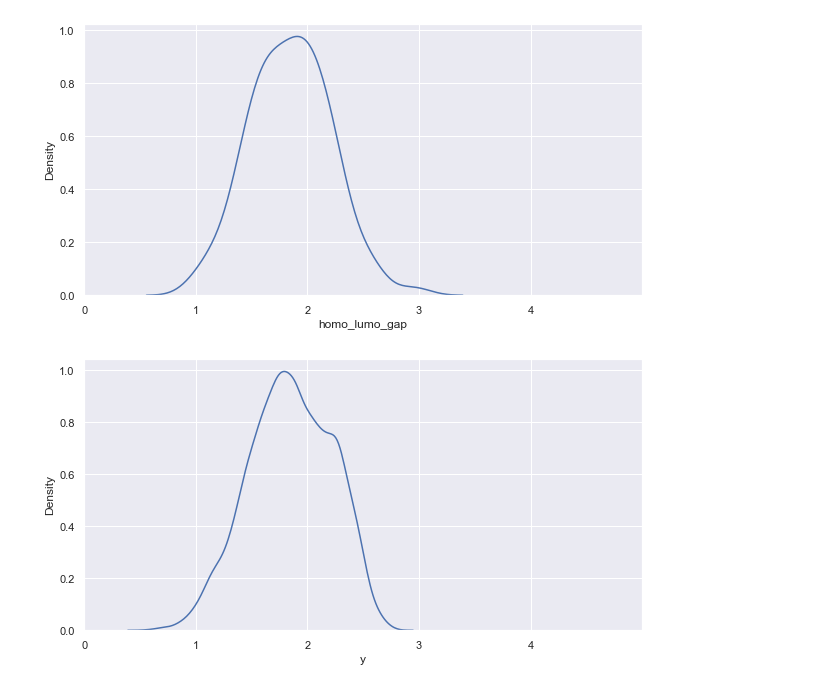
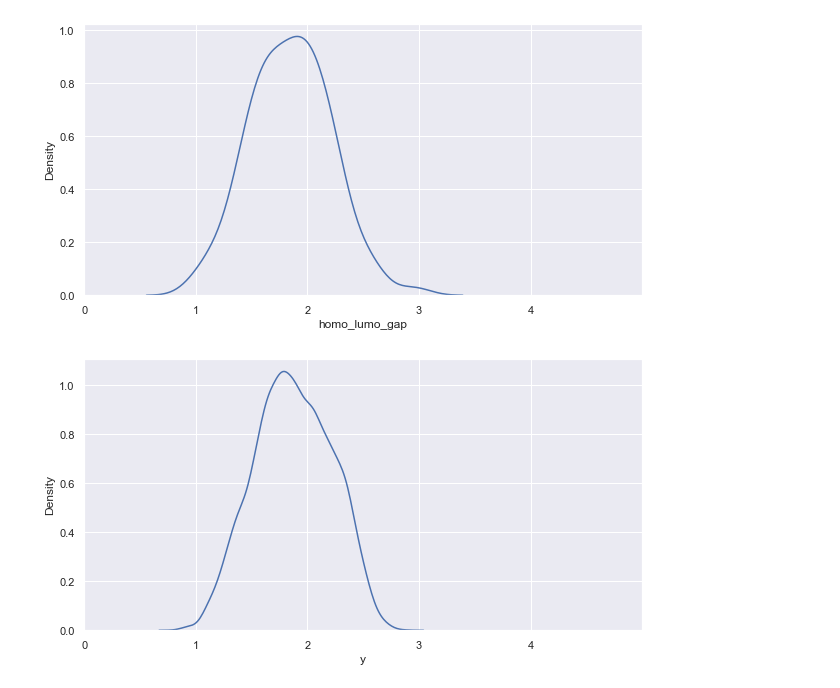
Before and after one commit to timothelaborie/introml, a Jupyter notebook: task4/data.ipynb, the cells around one changed output. Saved outputs shown, nothing was run; the diff lists cells and outputs as text; code cells hidden in the pictures.

```diff
--- a/task4/data.ipynb
+++ b/task4/data.ipynb
@@ -37,12 +37,12 @@ plt.show()
 # %%
 a4_dims = (10, 5)
 fig, ax = plt.subplots(figsize=a4_dims)
-sns.kdeplot(pd.read_csv("submit.csv")["y"], ax=ax)
+sns.kdeplot(pd.read_csv("analysis/best.csv")["y"], ax=ax)
 ax.set_xlim(0,5)
 ax.set_xticks(range(0,5))
 plt.show()
 # %% [output]
-[figure, old version]
+[figure, new version]
 # %%
 #keep all data when plotting first, so you can find outliers and decide what to do with them
 # sns.regplot(data = X, x = 'feature_0000', y = 'lumo_energy', scatter_kws = {'color': 'pink'})
```
Also changed, not shown: 21 other files.
